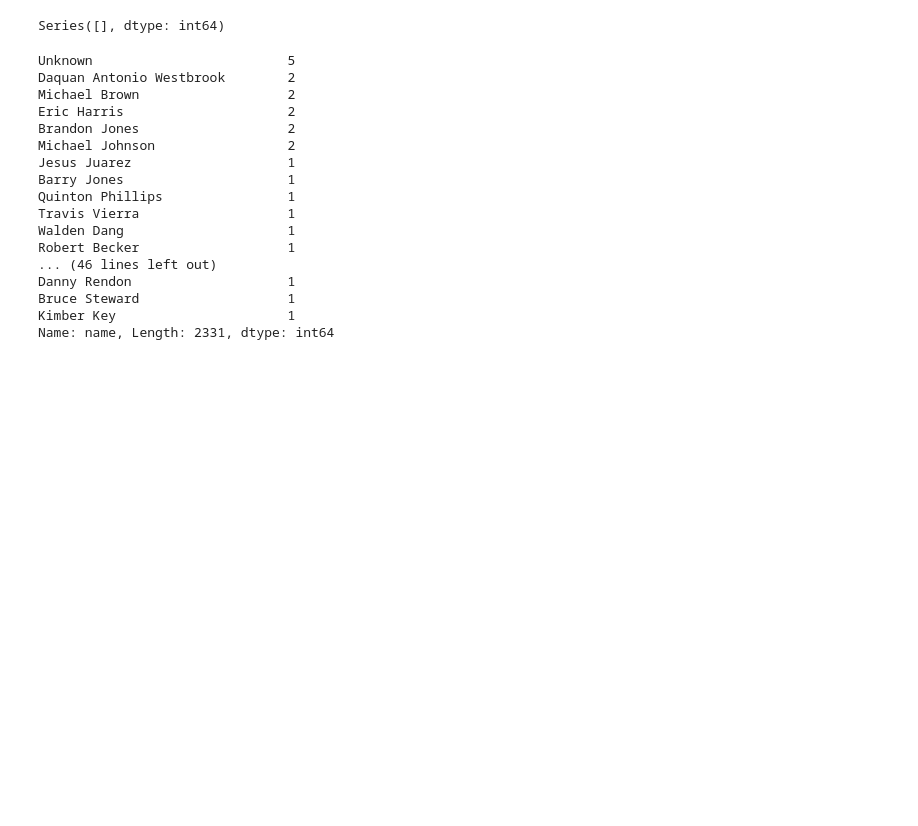
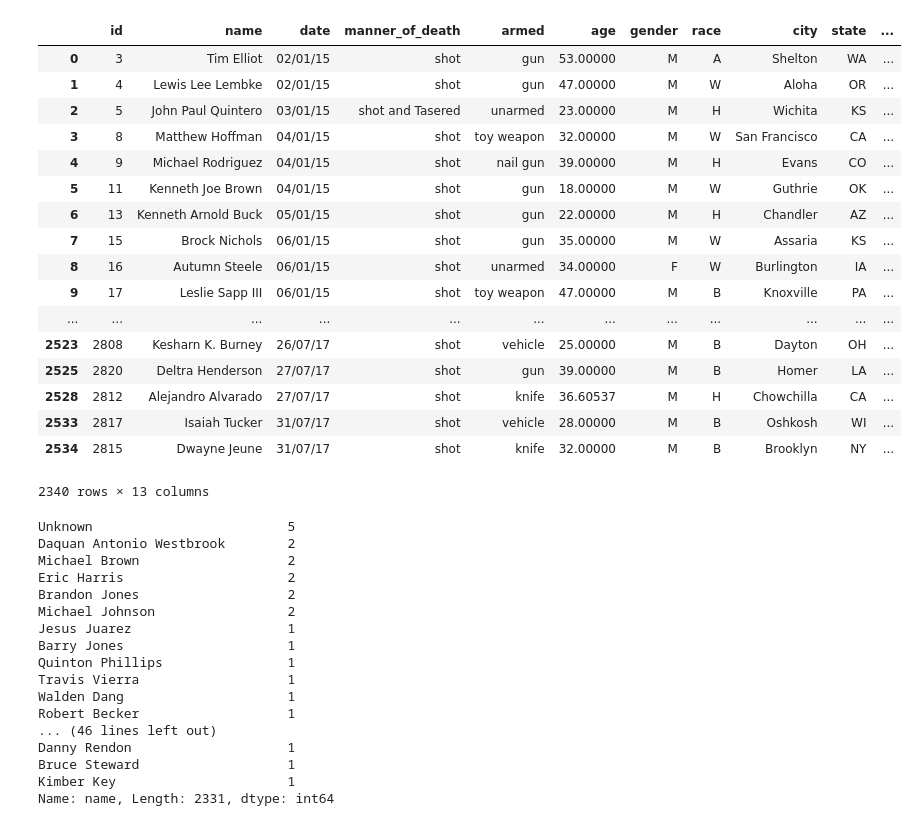
Before and after one commit to AmirhosseinLayegh/DA_Project, a Jupyter notebook: DA_Project_PreProcessing.ipynb, the cells around one changed output. Cells and saved outputs as stored; diff of their text form; code cells hidden in the pictures; blank space fills up the shorter version.

```diff
--- a/DA_Project_PreProcessing.ipynb
+++ b/DA_Project_PreProcessing.ipynb
@@ -1,21 +1,40 @@
 # %%
 import pandas as pd
 import numpy as np
 import matplotlib.pyplot as plt
 #import seaborn as sns
 #import plotly.graph_objs as go
 
 
 kill= pd.read_csv("/homes/alk30/DA_Project/Data/PoliceKillingsUS.csv", encoding='latin-1')
 kill['age'].fillna((kill['age'].mean()), inplace=True)
 kill['armed'].fillna('gun',inplace=True)
 kill.dropna(subset=['race'],how='all', inplace = True)
 kill.drop('flee',axis=1,inplace=True)
 kill['name'].replace(['TK TK'],'Unknown',inplace = True)
 kill_miss_values = kill.isnull().sum()
 kill_miss_values[kill_miss_values >0 ]
+#kill
+kill.drop_duplicates()
 # %% [output]
+|  | id | name | date | manner_of_death | armed | age | gender | race | city | state | ... |
+| 0 | 3 | Tim Elliot | 02/01/15 | shot | gun | 53.00000 | M | A | Shelton | WA | ... |
+| 1 | 4 | Lewis Lee Lembke | 02/01/15 | shot | gun | 47.00000 | M | W | Aloha | OR | ... |
+| 2 | 5 | John Paul Quintero | 03/01/15 | shot and Tasered | unarmed | 23.00000 | M | H | Wichita | KS | ... |
+| 3 | 8 | Matthew Hoffman | 04/01/15 | shot | toy weapon | 32.00000 | M | W | San Francisco | CA | ... |
+| 4 | 9 | Michael Rodriguez | 04/01/15 | shot | nail gun | 39.00000 | M | H | Evans | CO | ... |
+| 5 | 11 | Kenneth Joe Brown | 04/01/15 | shot | gun | 18.00000 | M | W | Guthrie | OK | ... |
+| 6 | 13 | Kenneth Arnold Buck | 05/01/15 | shot | gun | 22.00000 | M | H | Chandler | AZ | ... |
+| 7 | 15 | Brock Nichols | 06/01/15 | shot | gun | 35.00000 | M | W | Assaria | KS | ... |
+| 8 | 16 | Autumn Steele | 06/01/15 | shot | unarmed | 34.00000 | F | W | Burlington | IA | ... |
+| 9 | 17 | Leslie Sapp III | 06/01/15 | shot | toy weapon | 47.00000 | M | B | Knoxville | PA | ... |
+| ... | ... | ... | ... | ... | ... | ... | ... | ... | ... | ... | ... |
+| 2523 | 2808 | Kesharn K. Burney | 26/07/17 | shot | vehicle | 25.00000 | M | B | Dayton | OH | ... |
+| 2525 | 2820 | Deltra Henderson | 27/07/17 | shot | gun | 39.00000 | M | B | Homer | LA | ... |
+| 2528 | 2812 | Alejandro Alvarado | 27/07/17 | shot | knife | 36.60537 | M | H | Chowchilla | CA | ... |
+| 2533 | 2817 | Isaiah Tucker | 31/07/17 | shot | vehicle | 28.00000 | M | B | Oshkosh | WI | ... |
+| 2534 | 2815 | Dwayne Jeune | 31/07/17 | shot | knife | 32.00000 | M | B | Brooklyn | NY | ... |
-Series([], dtype: int64)
+2340 rows × 13 columns
 # %%
 kill.name.value_counts()
 # %% [output]
```
Also changed, not shown: parts of 3 cells of this notebook.
